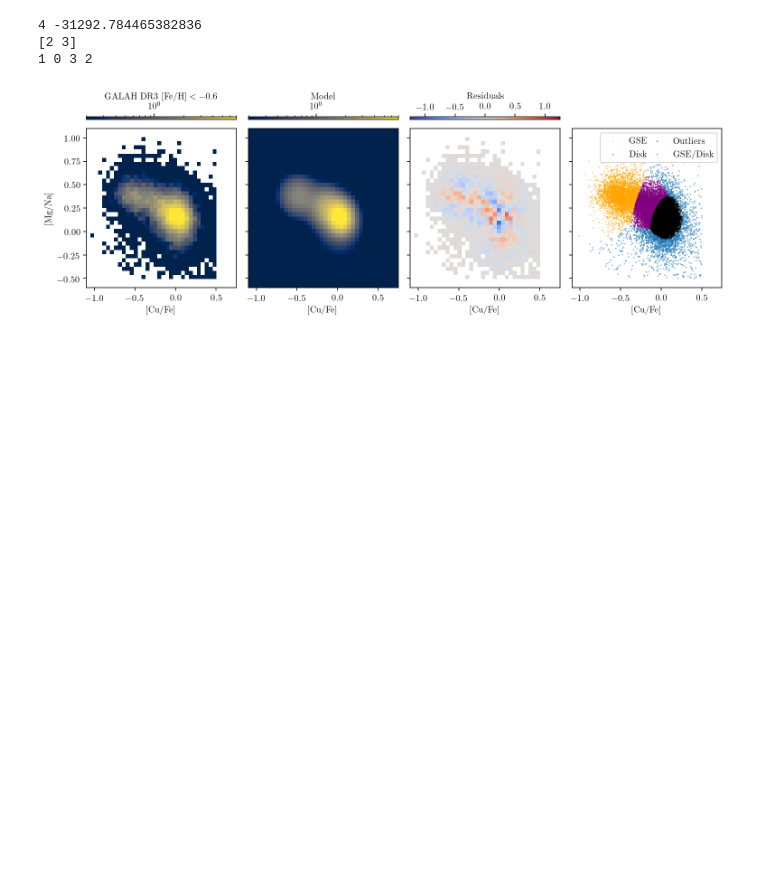
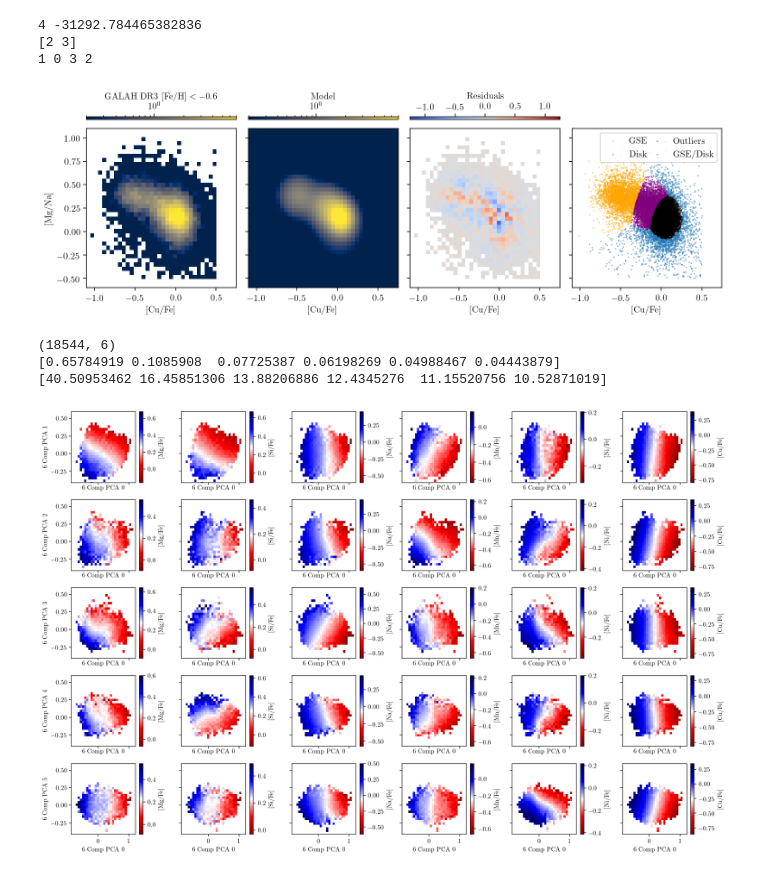
Before and after one commit to svenbuder/Accreted-stars-in-GALAH-DR3, a Jupyter notebook: figures/gaussian_mixture_models.ipynb, the cells around one changed output. Cells and saved outputs as stored; diff of their text form; code cells hidden in the pictures; blank space fills up the shorter version.

```diff
--- a/figures/gaussian_mixture_models.ipynb
+++ b/figures/gaussian_mixture_models.ipynb
@@ -3471,0 +3707,68 @@ plt.savefig('cufe_mgna_gmm.png',bbox_inches='tight',dpi=200)
+# %%
+elements = ['Mg','Si','Na','Mn','Ni','Cu']
+fe_h_limit = -0.6
+error_limit = 0.25
+element_cuts = dict()
+element_cuts['Mg'] = (-0.3,0.7)
+element_cuts['Si'] = (-0.3,0.7)
+element_cuts['Na'] = (-0.7,0.7)
+element_cuts['Mn'] = (-0.7,0.25)
+element_cuts['Ni'] = (-0.7,0.25)
+element_cuts['Cu'] = (-1.0,0.5)
+
+selection = (
+    basic_cuts &
+    (data['fe_h'] < fe_h_limit) &
+    np.all([(data[element+'_fe'] <= element_cuts[element][1]) for element in elements],axis=0) &
+    np.all([(data[element+'_fe'] >= element_cuts[element][0]) for element in elements],axis=0) &
+    np.all([(data['flag_'+element+'_fe'] == 0) for element in elements],axis=0) &
+    np.all([(data['e_'+element+'_fe'] <= error_limit) for element in elements],axis=0)
+)
+
+pca_input = np.array([data[element+'_fe'][selection] for element in elements]).T
+print(np.shape(pca_input))
+
+pca6 = PCA(n_components=6)
+pca6.fit(pca_input)
+pca_out6 = pca6.fit(pca_input).transform(pca_input)
+print(pca6.explained_variance_ratio_)
+print(pca6.singular_values_)
+
+# pca6.explained_variance_
+# The amount of variance explained by each of the selected components.
+# Equal to n_components largest eigenvalues
+# pca6.explained_variance_ratio_
+# Percentage of variance explained by each of the selected components.
+
+s, gs = plt.subplots(5,6,figsize=(15,2*5),sharex=True,sharey=True)
+
+for pca_y_comp in [1,2,3,4,5]:
+
+    for each in range(6):
+        ax=gs[pca_y_comp-1,each]
+
+        x_comp = 0
+        X_label='6 Comp PCA '+str(x_comp)
+        y_comp = pca_y_comp
+        if each==0:
+            Y_label='6 Comp PCA '+str(y_comp)
+        else:
+            Y_label=''
+
+        hist2d_bin_colored(
+            X = pca_out6[:,x_comp],
+            Y = pca_out6[:,y_comp],
+            Z = pca_input[:,each],
+            X_label=X_label,
+            Y_label=Y_label,
+            Z_label='['+elements[each]+'/Fe]',
+            ax=ax,
+            minimum_bin_entries=3
+        )
+plt.tight_layout()
+plt.savefig('pca_MgSiNaMnNiCu.pdf',bbox_inches='tight',dpi=200)
+# %% [output]
+(18544, 6)
+[0.65784919 0.1085908  0.07725387 0.06198269 0.04988467 0.04443879]
+[40.50953462 16.45851306 13.88206886 12.4345276  11.15520756 10.52871019]
+[figure, added]
```
Also changed, not shown: parts of 9 cells of this notebook, 30 other files.
